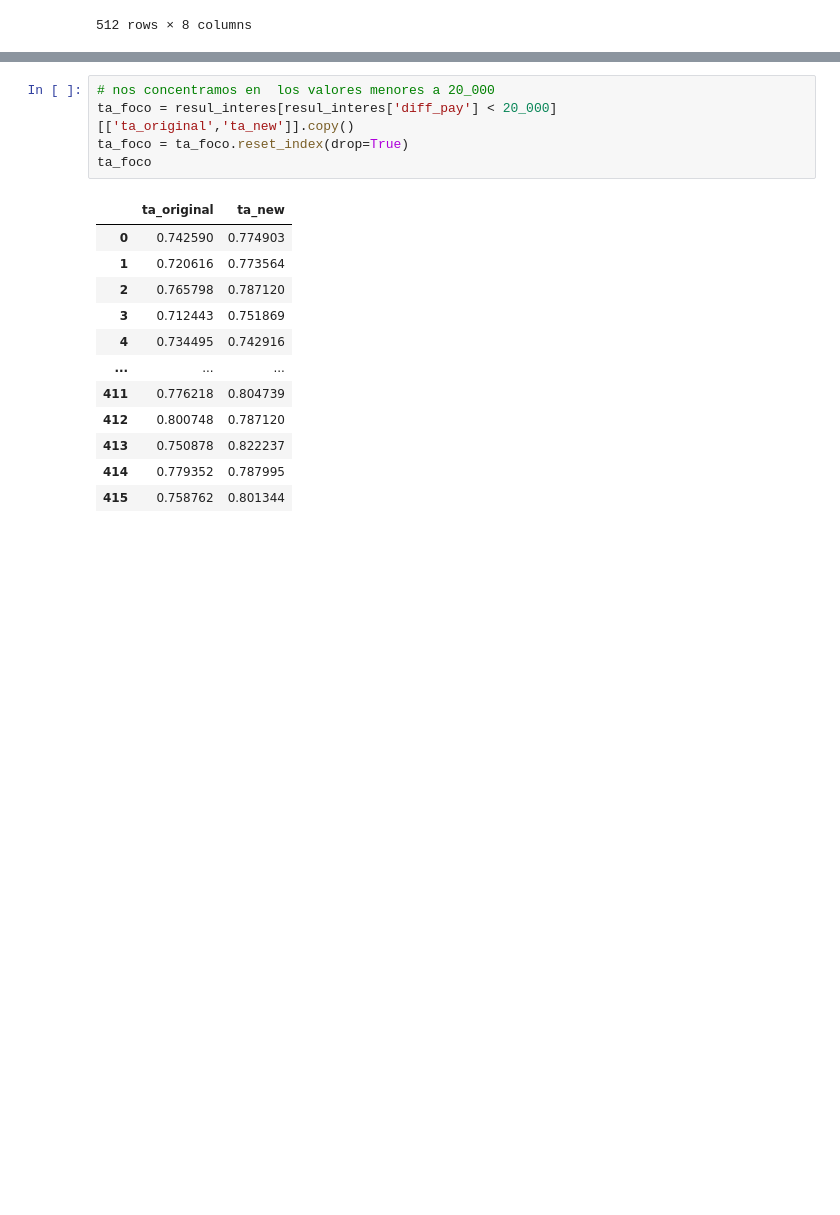
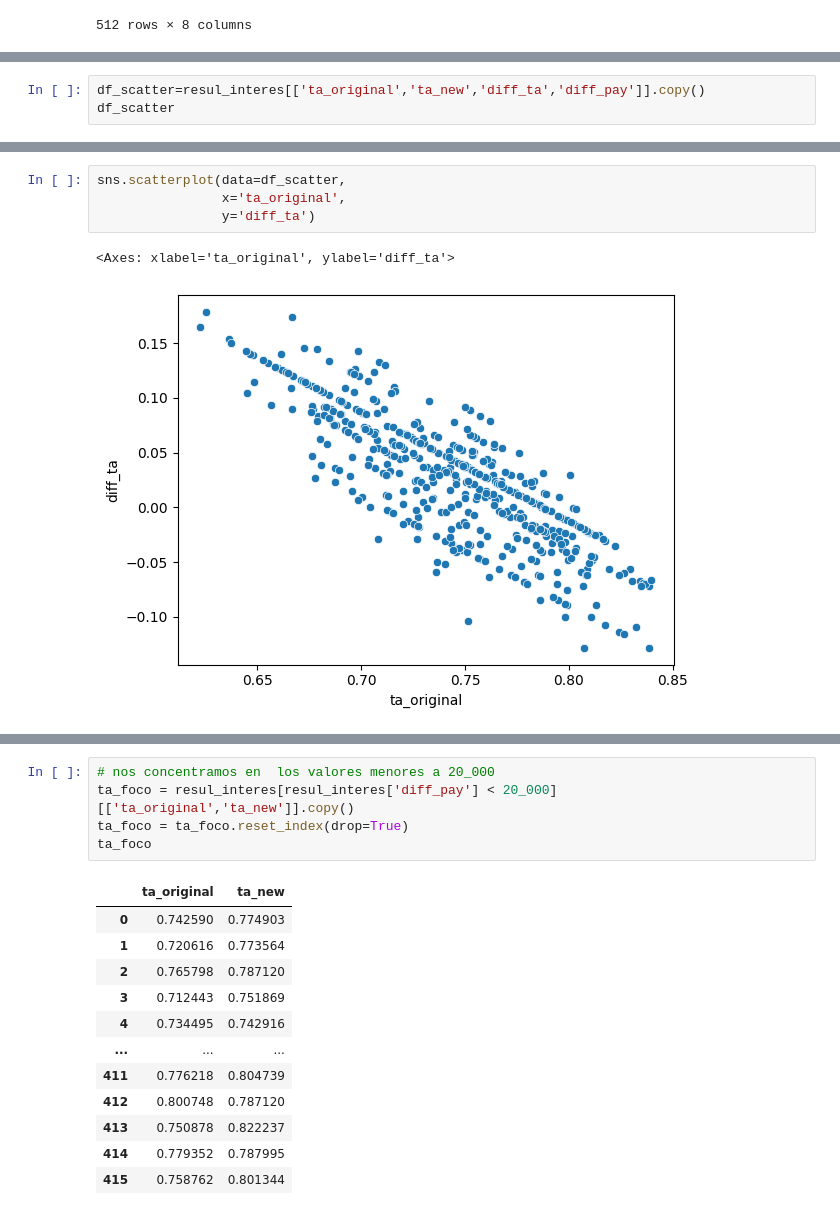
Before and after one commit to ecdiazl/capstone-project, a Jupyter notebook: Análisis/Capstone - Analisis_var1.ipynb, the cells around one changed output, grey strips where cells are left out. Drawn from its saved outputs; the diff is of its cells as text; blank space fills up the shorter version.

```diff
--- a/Análisis/Capstone - Analisis_var1.ipynb
+++ b/Análisis/Capstone - Analisis_var1.ipynb
@@ -148,0 +149,3 @@ resul_interes['diff_ta'][(resul_interes['diff_ta'] >=0) & (resul_interes['diff_t
+# %%
+df_scatter=resul_interes[['ta_original','ta_new','diff_ta','diff_pay']].copy()
+df_scatter
@@ -148,0 +166,7 @@ resul_interes['diff_ta'][(resul_interes['diff_ta'] >=0) & (resul_interes['diff_t
+# %%
+sns.scatterplot(data=df_scatter,
+                x='ta_original',
+                y='diff_ta')
+# %% [output]
+<Axes: xlabel='ta_original', ylabel='diff_ta'>
+[figure, added]
```
Also changed, not shown: parts of 25 cells of this notebook, 1 other file.
